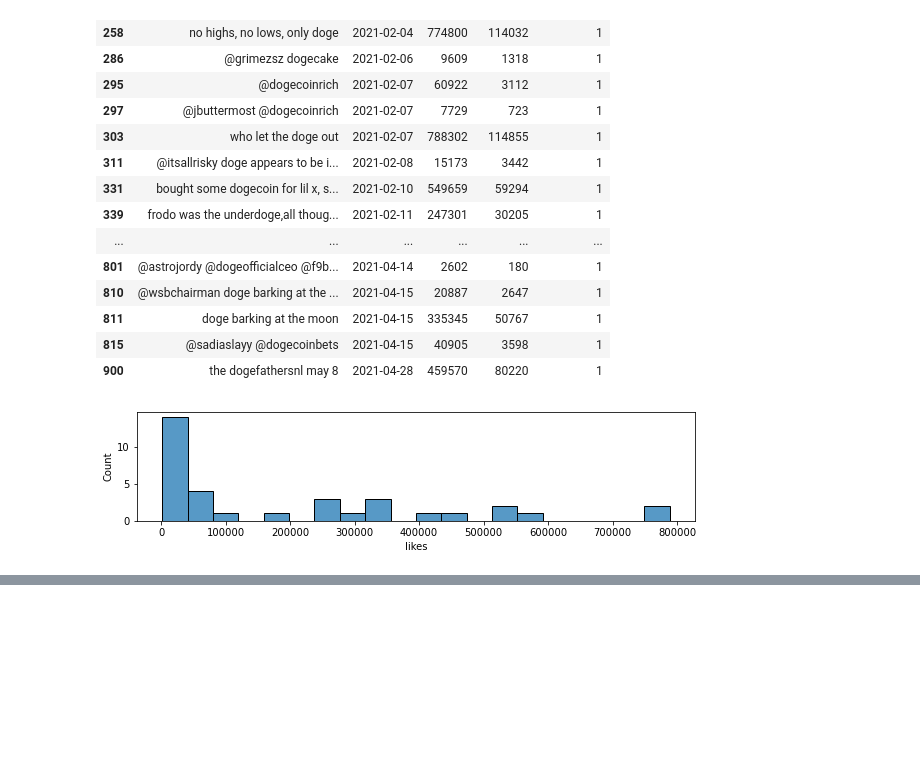
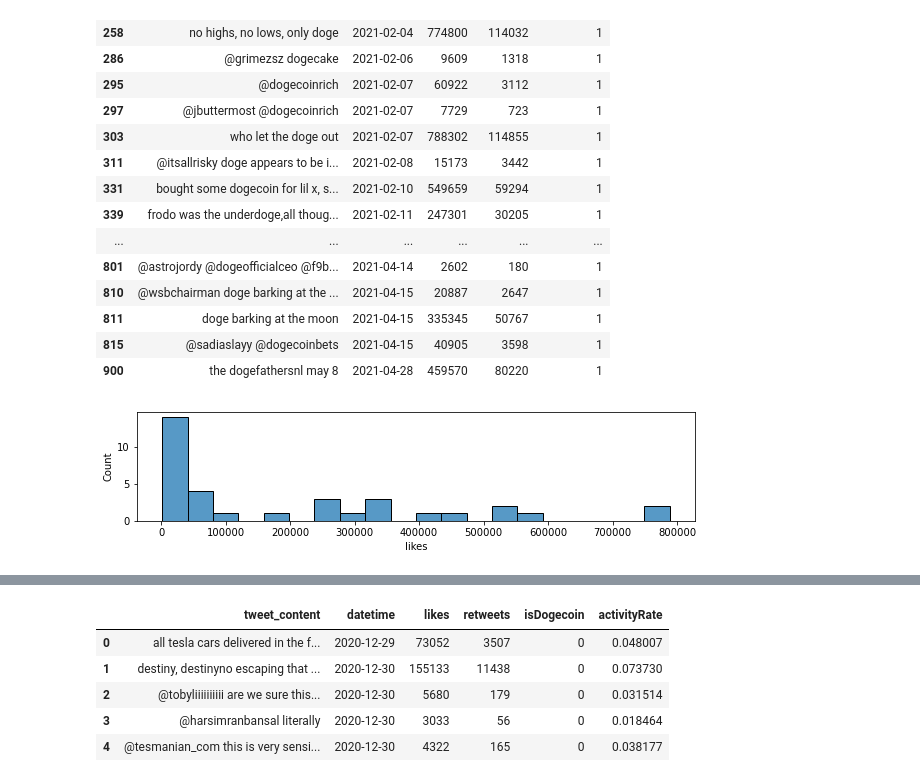
Before and after one commit to Justdek-code/data-science, a Jupyter notebook: cryptocurrency_analyse_pet_project/elon_musk_dogecoin_research.ipynb, the cells around one changed output, grey strips where cells are left out. Cells and saved outputs as stored; diff of their text form; code cells hidden in the pictures; blank space fills up the shorter version.

```diff
--- a/cryptocurrency_analyse_pet_project/elon_musk_dogecoin_research.ipynb
+++ b/cryptocurrency_analyse_pet_project/elon_musk_dogecoin_research.ipynb
@@ -808,0 +825,9 @@ After adding a threshold the probability of getting price grow has improved from
+# %%
+df.head()
+# %% [output]
+|  | tweet_content | datetime | likes | retweets | isDogecoin | activityRate |
+| 0 | all tesla cars delivered in the f... | 2020-12-29 | 73052 | 3507 | 0 | 0.048007 |
+| 1 | destiny, destinyno escaping that ... | 2020-12-30 | 155133 | 11438 | 0 | 0.073730 |
+| 2 | @tobyliiiiiiiiii are we sure this... | 2020-12-30 | 5680 | 179 | 0 | 0.031514 |
+| 3 | @harsimranbansal literally | 2020-12-30 | 3033 | 56 | 0 | 0.018464 |
+| 4 | @tesmanian_com this is very sensi... | 2020-12-30 | 4322 | 165 | 0 | 0.038177 |
```
Also changed, not shown: parts of 53 cells of this notebook.
